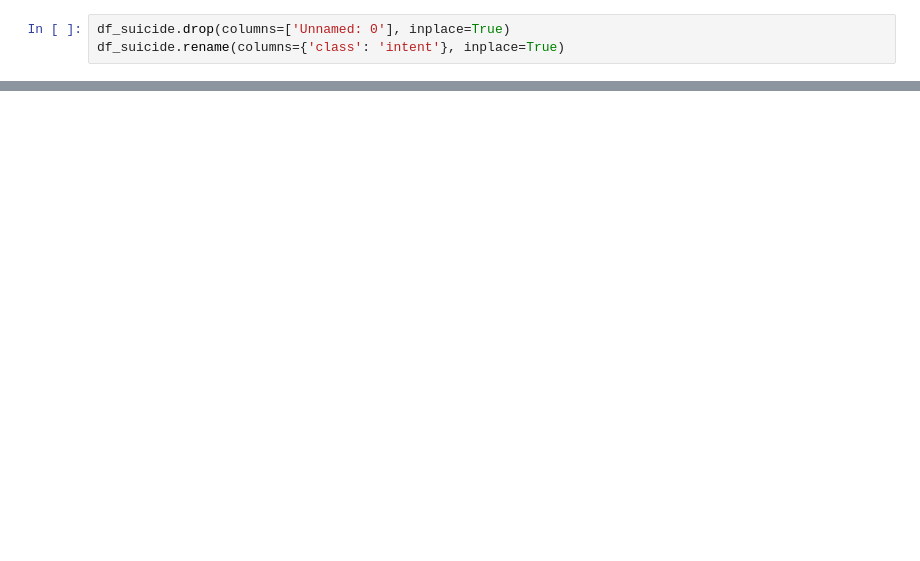
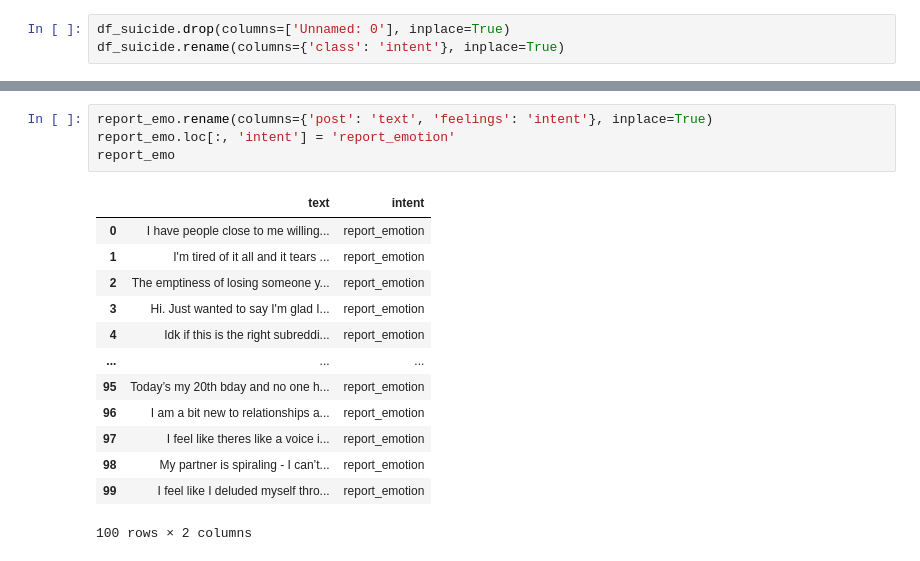
Before and after one commit to daobinhgiang/AI-DS_Showcase, a Jupyter notebook: code/process_data.ipynb, the cells around one changed output, grey strips where cells are left out. Drawn from its saved outputs; the diff is of its cells as text; blank space fills up the shorter version.

```diff
--- a/code/process_data.ipynb
+++ b/code/process_data.ipynb
@@ -241,0 +167,18 @@ df_train
+# %%
+report_emo.rename(columns={'post': 'text', 'feelings': 'intent'}, inplace=True)
+report_emo.loc[:, 'intent'] = 'report_emotion'
+report_emo
+# %% [output]
+|  | text | intent |
+| 0 | I have people close to me willing... | report_emotion |
+| 1 | I'm tired of it all and it tears ... | report_emotion |
+| 2 | The emptiness of losing someone y... | report_emotion |
+| 3 | Hi. Just wanted to say I'm glad I... | report_emotion |
+| 4 | Idk if this is the right subreddi... | report_emotion |
+| ... | ... | ... |
+| 95 | Today’s my 20th bday and no one h... | report_emotion |
+| 96 | I am a bit new to relationships a... | report_emotion |
+| 97 | I feel like theres like a voice i... | report_emotion |
+| 98 | My partner is spiraling - I can’t... | report_emotion |
+| 99 | I feel like I deluded myself thro... | report_emotion |
+100 rows × 2 columns
```
Also changed, not shown: parts of 12 cells of this notebook, 3 other files.
